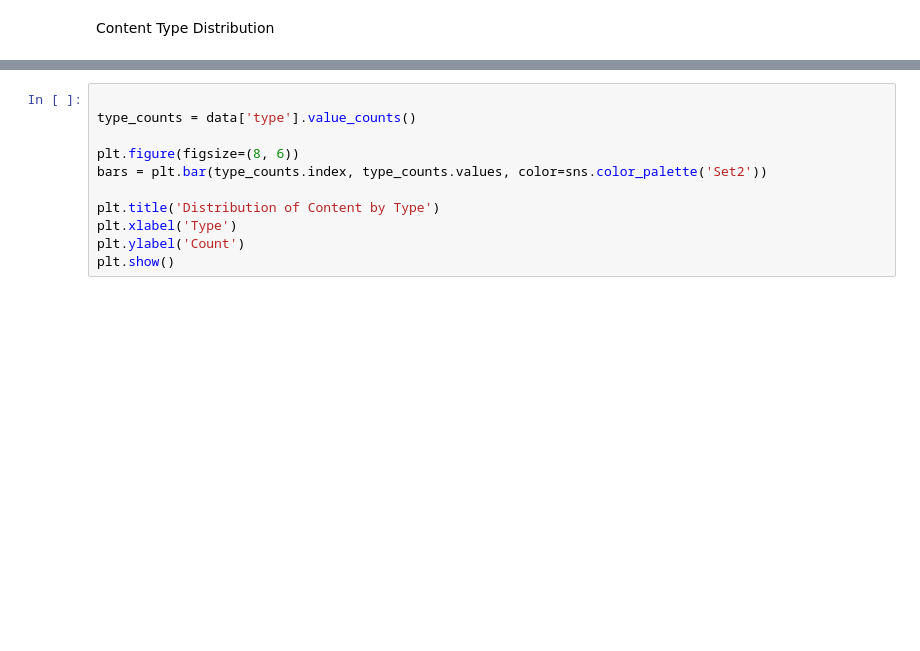
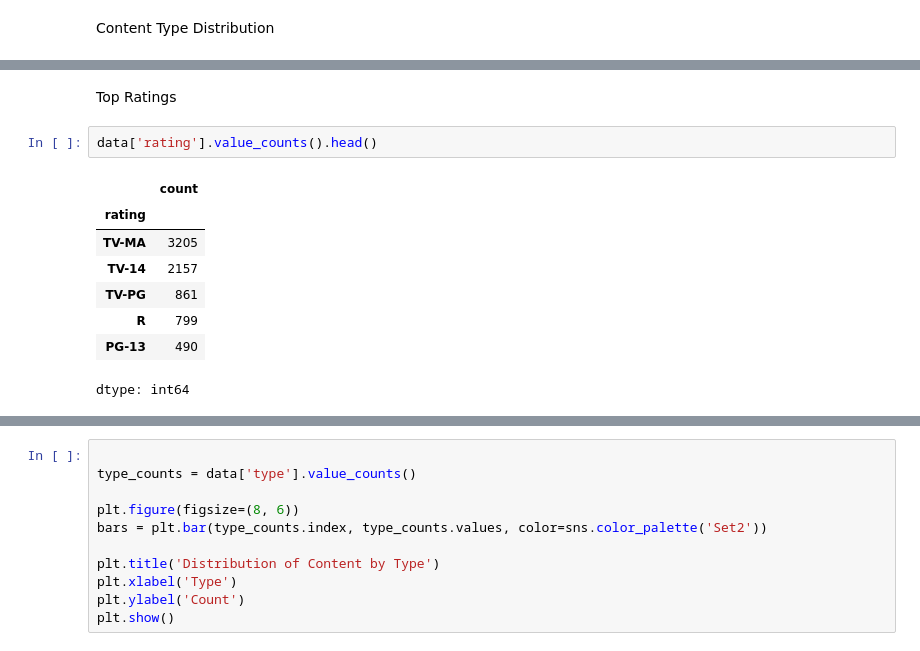
Before and after one commit to test-tlib/UMAM-DS-INTERN-PROJECTS, a Jupyter notebook: UMAM_Netflix_Data_(project_1)_.ipynb, the cells around one changed output, grey strips where cells are left out. Cells and saved outputs as stored; diff of their text form; blank space fills up the shorter version.

```diff
--- a/UMAM_Netflix_Data_(project_1)_.ipynb
+++ b/UMAM_Netflix_Data_(project_1)_.ipynb
@@ -92,0 +120,13 @@ Content Type Distribution
+# %% [markdown]
+ Top Ratings
+# %%
+data['rating'].value_counts().head()
+# %% [output]
+|  | count |
+| rating |  |
+| TV-MA | 3205 |
+| TV-14 | 2157 |
+| TV-PG | 861 |
+| R | 799 |
+| PG-13 | 490 |
+dtype: int64
```
Also changed, not shown: parts of 8 cells of this notebook.
